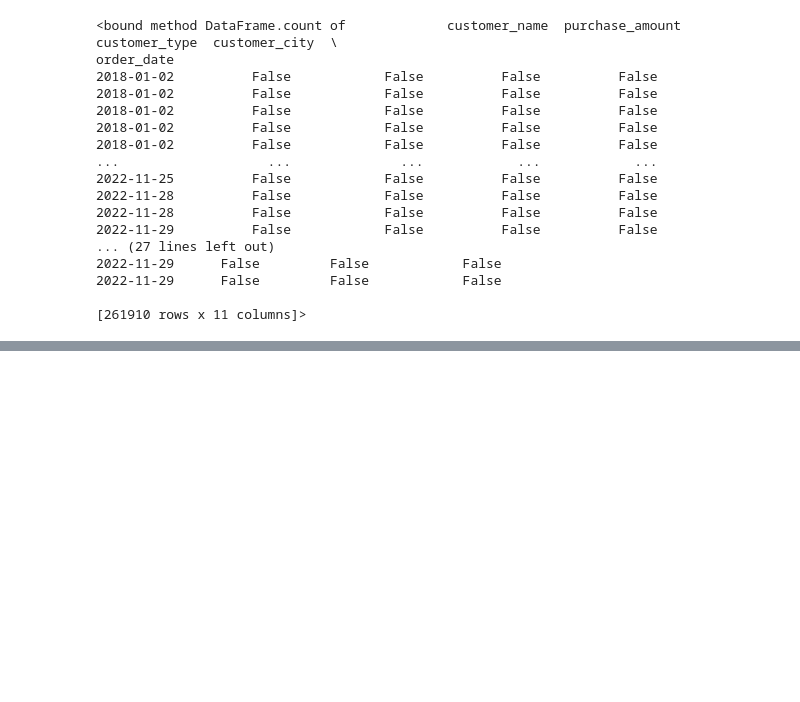
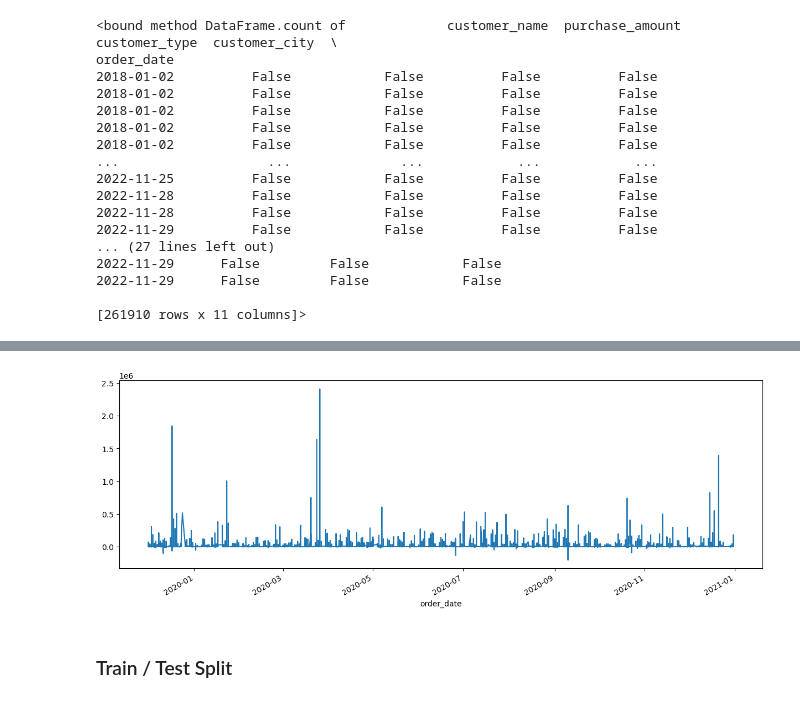
Before and after one commit to The-Real-MVPs/cisco-time-series-analysis, a Jupyter notebook: rosenberger/rosenberger_notebook.ipynb, the cells around one changed output, grey strips where cells are left out. Saved outputs shown, nothing was run; the diff lists cells and outputs as text; code cells hidden in the pictures; blank space fills up the shorter version.

```diff
--- a/rosenberger/rosenberger_notebook.ipynb
+++ b/rosenberger/rosenberger_notebook.ipynb
@@ -466,0 +521,9 @@ order_date
+# %%
+fix, ax = plt.subplots(figsize = (15,5))
+#ax = pandemic_df.plot(x_compat=True)
+pandemic_df['purchase_amount'].plot(ax=ax, label='Training Set')
+plt.show()
+# %% [output]
+[figure, added]
+# %% [markdown]
+### Train / Test Split
```
Also changed, not shown: parts of 30 cells of this notebook.
